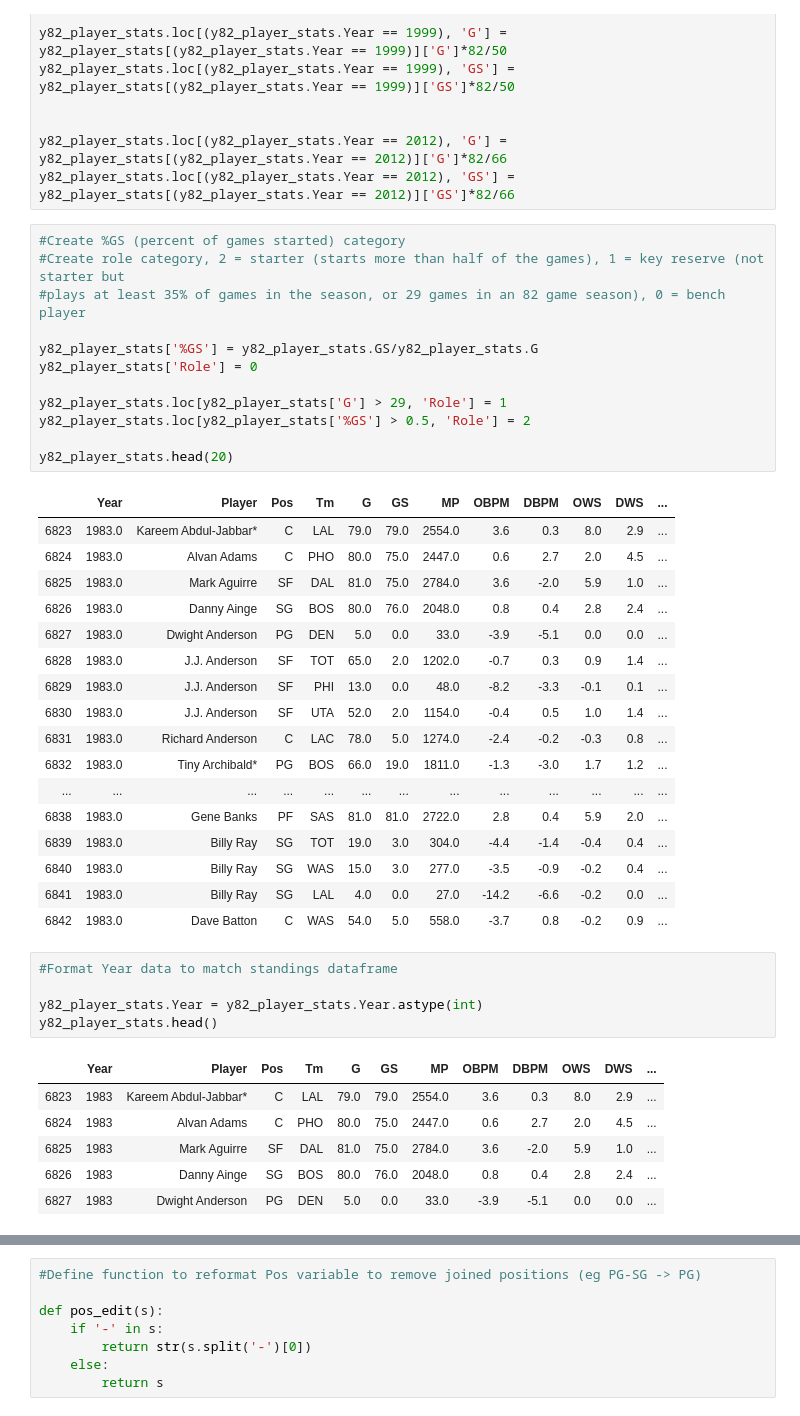
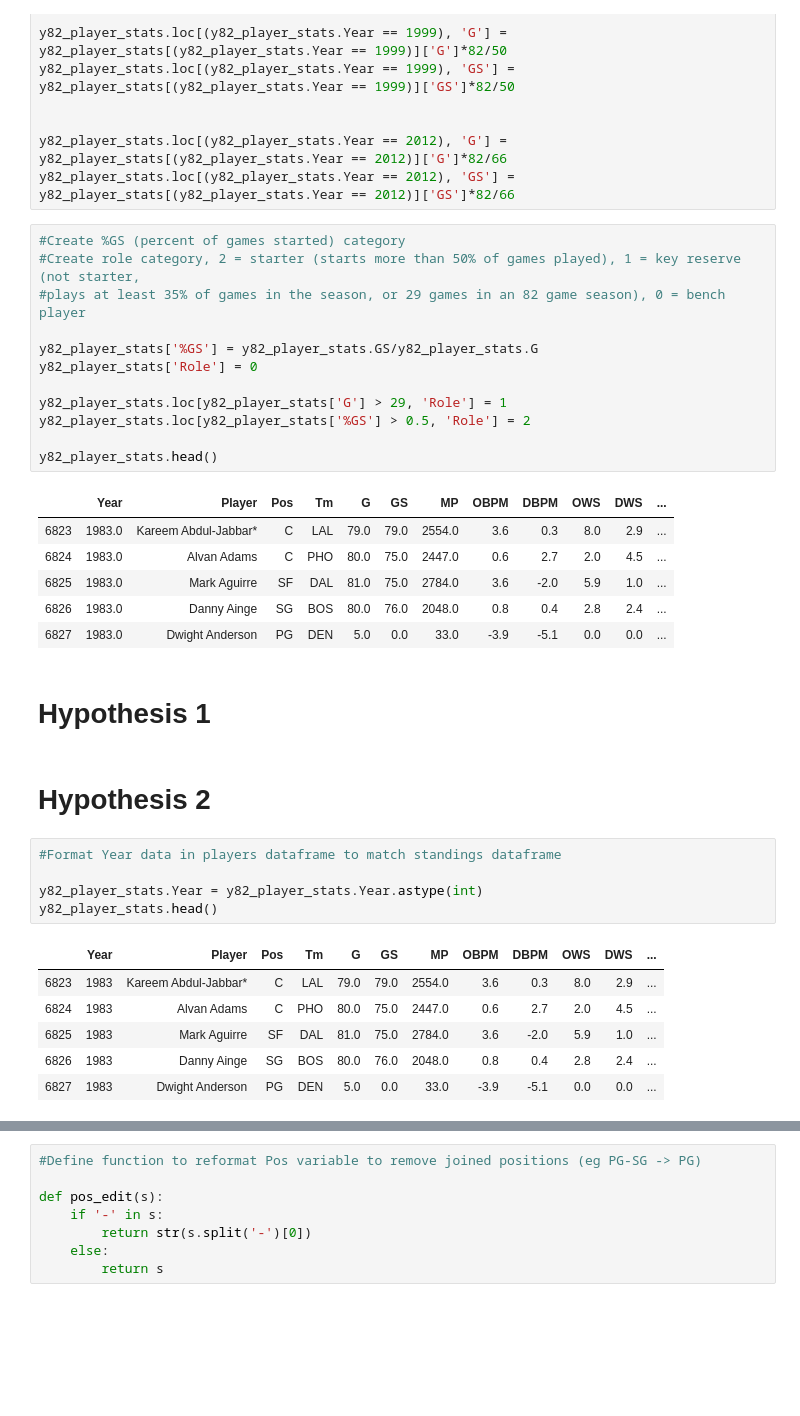
Before and after one commit to nteuthorn/Thinkful_Capstone1, a Jupyter notebook: Capstone 1.ipynb, the cells around one changed output, grey strips where cells are left out. Cells and saved outputs as stored; diff of their text form; blank space fills up the shorter version.

```diff
--- a/Capstone 1.ipynb
+++ b/Capstone 1.ipynb
@@ -137,36 +119,29 @@ y82_player_stats.loc[(y82_player_stats.Year == 2012), 'G'] = y82_player_stats[(y
 y82_player_stats.loc[(y82_player_stats.Year == 2012), 'GS'] = y82_player_stats[(y82_player_stats.Year == 2012)]['GS']*82/66
 # %%
 #Create %GS (percent of games started) category
-#Create role category, 2 = starter (starts more than half of the games), 1 = key reserve (not starter but
+#Create role category, 2 = starter (starts more than 50% of games played), 1 = key reserve (not starter,
 #plays at least 35% of games in the season, or 29 games in an 82 game season), 0 = bench player
 
 y82_player_stats['%GS'] = y82_player_stats.GS/y82_player_stats.G
 y82_player_stats['Role'] = 0
 
 y82_player_stats.loc[y82_player_stats['G'] > 29, 'Role'] = 1
 y82_player_stats.loc[y82_player_stats['%GS'] > 0.5, 'Role'] = 2
 
-y82_player_stats.head(20)
+y82_player_stats.head()
 # %% [output]
 |  | Year | Player | Pos | Tm | G | GS | MP | OBPM | DBPM | OWS | DWS | ... |
 | 6823 | 1983.0 | Kareem Abdul-Jabbar* | C | LAL | 79.0 | 79.0 | 2554.0 | 3.6 | 0.3 | 8.0 | 2.9 | ... |
 | 6824 | 1983.0 | Alvan Adams | C | PHO | 80.0 | 75.0 | 2447.0 | 0.6 | 2.7 | 2.0 | 4.5 | ... |
 | 6825 | 1983.0 | Mark Aguirre | SF | DAL | 81.0 | 75.0 | 2784.0 | 3.6 | -2.0 | 5.9 | 1.0 | ... |
 | 6826 | 1983.0 | Danny Ainge | SG | BOS | 80.0 | 76.0 | 2048.0 | 0.8 | 0.4 | 2.8 | 2.4 | ... |
 | 6827 | 1983.0 | Dwight Anderson | PG | DEN | 5.0 | 0.0 | 33.0 | -3.9 | -5.1 | 0.0 | 0.0 | ... |
-| 6828 | 1983.0 | J.J. Anderson | SF | TOT | 65.0 | 2.0 | 1202.0 | -0.7 | 0.3 | 0.9 | 1.4 | ... |
-| 6829 | 1983.0 | J.J. Anderson | SF | PHI | 13.0 | 0.0 | 48.0 | -8.2 | -3.3 | -0.1 | 0.1 | ... |
-| 6830 | 1983.0 | J.J. Anderson | SF | UTA | 52.0 | 2.0 | 1154.0 | -0.4 | 0.5 | 1.0 | 1.4 | ... |
-| 6831 | 1983.0 | Richard Anderson | C | LAC | 78.0 | 5.0 | 1274.0 | -2.4 | -0.2 | -0.3 | 0.8 | ... |
-| 6832 | 1983.0 | Tiny Archibald* | PG | BOS | 66.0 | 19.0 | 1811.0 | -1.3 | -3.0 | 1.7 | 1.2 | ... |
-| ... | ... | ... | ... | ... | ... | ... | ... | ... | ... | ... | ... | ... |
-| 6838 | 1983.0 | Gene Banks | PF | SAS | 81.0 | 81.0 | 2722.0 | 2.8 | 0.4 | 5.9 | 2.0 | ... |
-| 6839 | 1983.0 | Billy Ray | SG | TOT | 19.0 | 3.0 | 304.0 | -4.4 | -1.4 | -0.4 | 0.4 | ... |
-| 6840 | 1983.0 | Billy Ray | SG | WAS | 15.0 | 3.0 | 277.0 | -3.5 | -0.9 | -0.2 | 0.4 | ... |
-| 6841 | 1983.0 | Billy Ray | SG | LAL | 4.0 | 0.0 | 27.0 | -14.2 | -6.6 | -0.2 | 0.0 | ... |
-| 6842 | 1983.0 | Dave Batton | C | WAS | 54.0 | 5.0 | 558.0 | -3.7 | 0.8 | -0.2 | 0.9 | ... |
+# %% [markdown]
+# **Hypothesis 1**
+# %% [markdown]
+# **Hypothesis 2**
 # %%
-#Format Year data to match standings dataframe
+#Format Year data in players dataframe to match standings dataframe
 
 y82_player_stats.Year = y82_player_stats.Year.astype(int)
 y82_player_stats.head()
```
Also changed, not shown: parts of 21 cells of this notebook.
